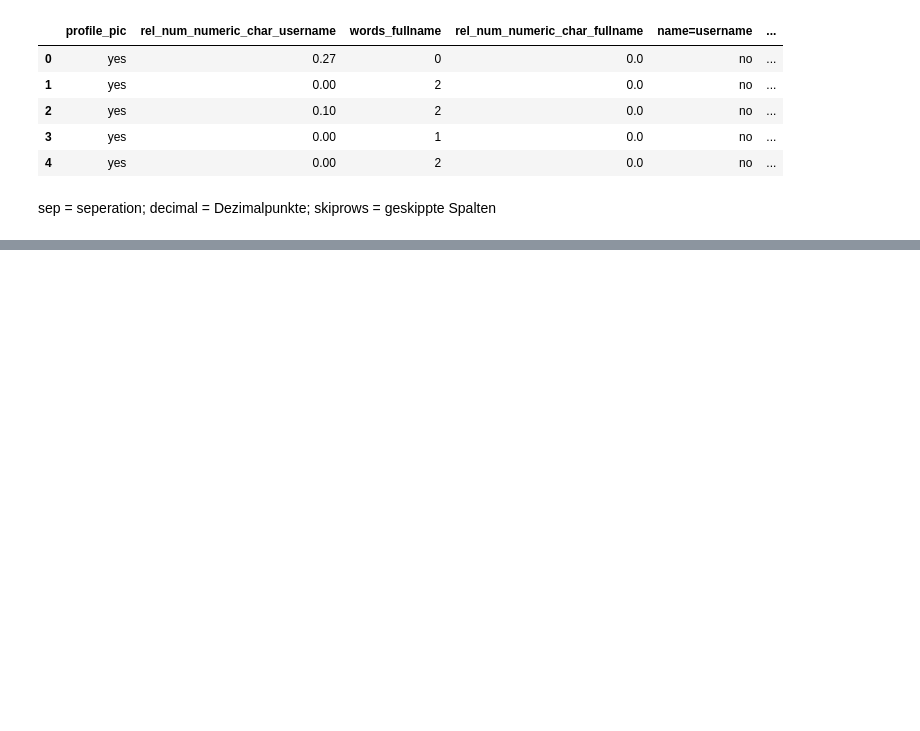
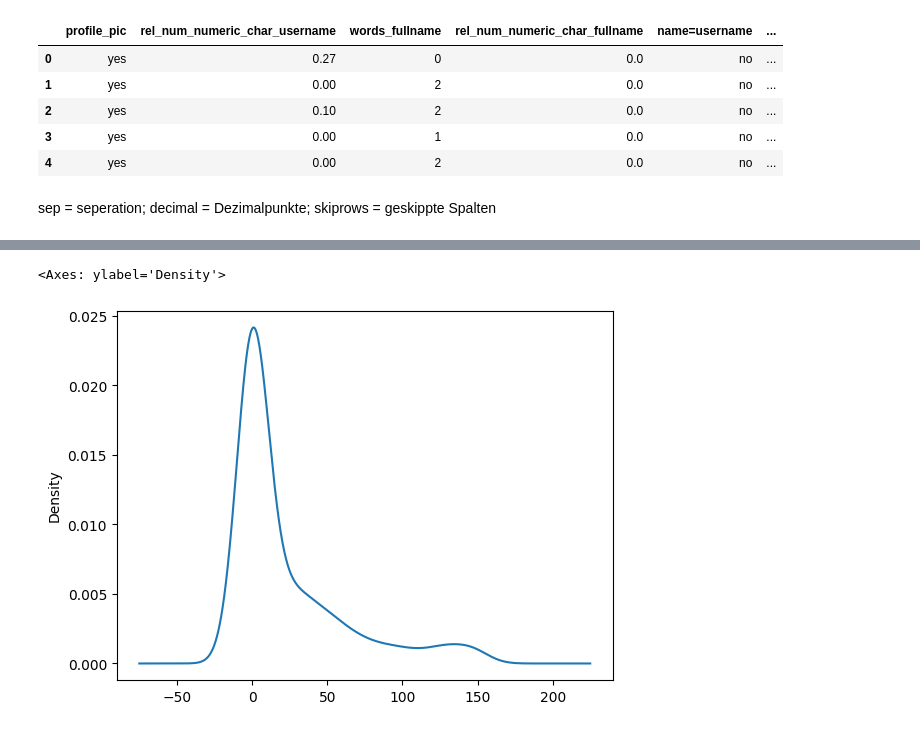
Before and after one commit to cmaderboek/data-science-ue, a Jupyter notebook: code/lektion_02.ipynb, the cells around one changed output, grey strips where cells are left out. Cells and saved outputs as stored; diff of their text form; code cells hidden in the pictures; blank space fills up the shorter version.

```diff
--- a/code/lektion_02.ipynb
+++ b/code/lektion_02.ipynb
@@ -58,0 +163,5 @@ skiprows = geskippte Spalten
+# %%
+data["description_length"].plot(kind="kde")
+# %% [output]
+<Axes: ylabel='Density'>
+[figure, added]
```
Also changed, not shown: parts of 21 cells of this notebook, 2 other files.
